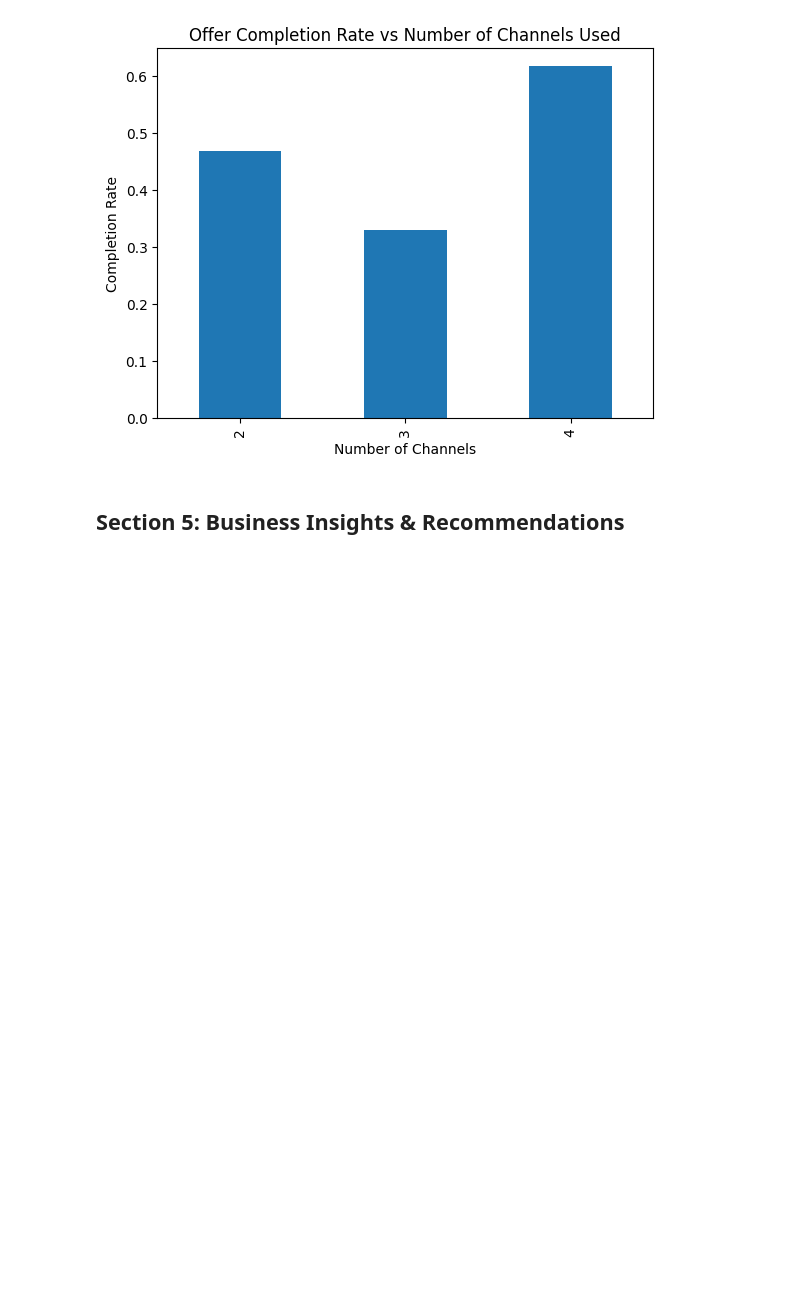
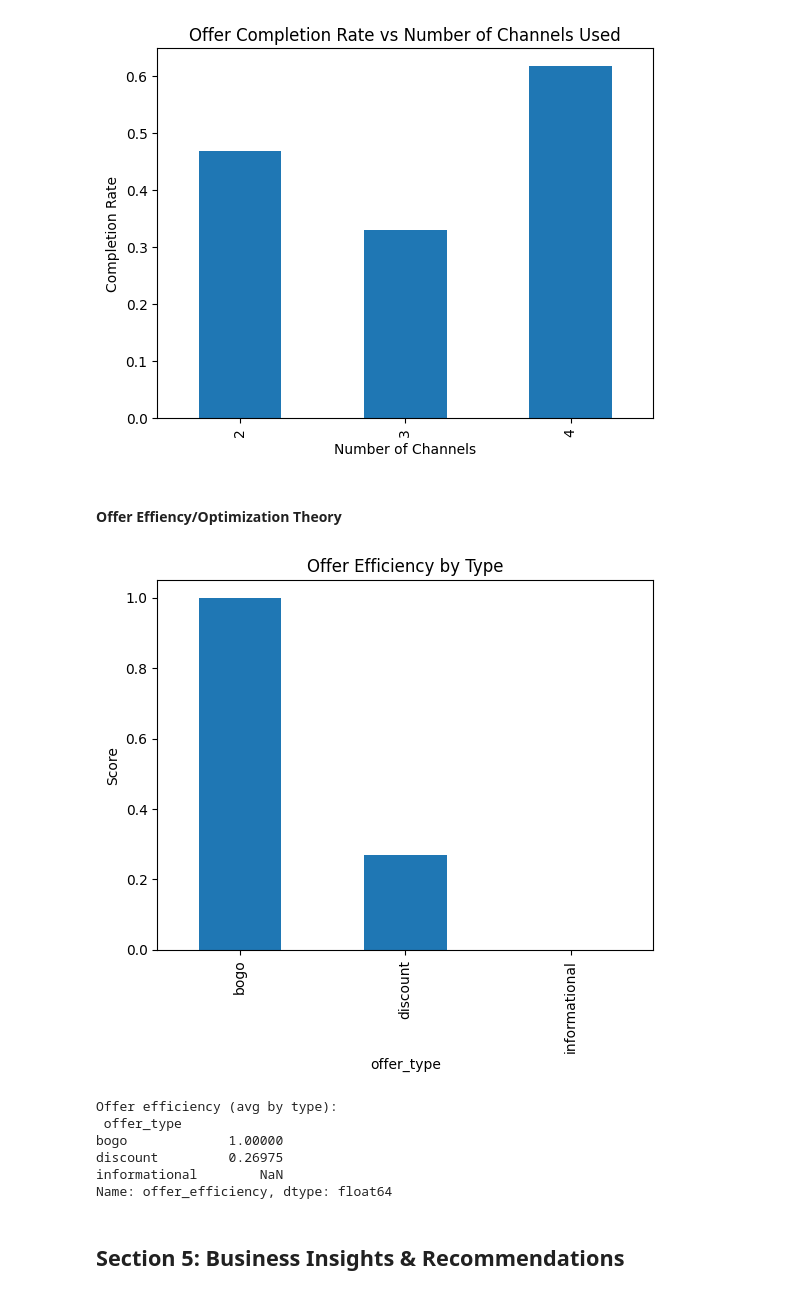
Before and after one commit to jar0987/2025FA_DSE200_MiniProject_StarbucksAnalysis, a Jupyter notebook: MiniProject_Starbucks_PhongLe_JakeRamirez.ipynb, the cells around one changed output. Saved outputs shown, nothing was run; the diff lists cells and outputs as text; code cells hidden in the pictures; blank space fills up the shorter version.

```diff
--- a/MiniProject_Starbucks_PhongLe_JakeRamirez.ipynb
+++ b/MiniProject_Starbucks_PhongLe_JakeRamirez.ipynb
@@ -800,6 +811,29 @@ channel_count
 4    0.616935
 Name: offer completed, dtype: float64
 [figure]
+# %% [markdown]
+#### Offer Effiency/Optimization Theory
+# %%
+# Offer Efficiency Score (show reward relative to difficulty)
+portfolio_df_offer_efficiency = portfolio_df.copy()
+portfolio_df_offer_efficiency['offer_efficiency'] = (portfolio_df_offer_efficiency['reward'] / portfolio_df_offer_efficiency['difficulty']).round(3)
+
+# Group, average, and plot
+eff = portfolio_df_offer_efficiency.groupby('offer_type')['offer_efficiency'].mean()
+eff.plot(kind='bar')
+plt.title("Offer Efficiency by Type")
+plt.ylabel("Score")
+plt.show()
+
+print("Offer efficiency (avg by type):\n", eff)
+# %% [output]
+[figure, added]
+Offer efficiency (avg by type):
+ offer_type
+bogo             1.00000
+discount         0.26975
+informational        NaN
+Name: offer_efficiency, dtype: float64
 # %% [markdown]
 ## Section 5: Business Insights & Recommendations
 # %% [markdown]
```
Also changed, not shown: parts of 18 cells of this notebook.
